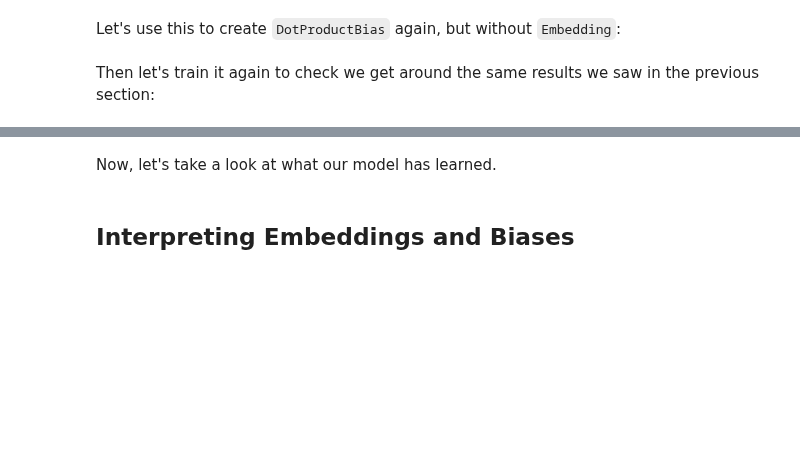
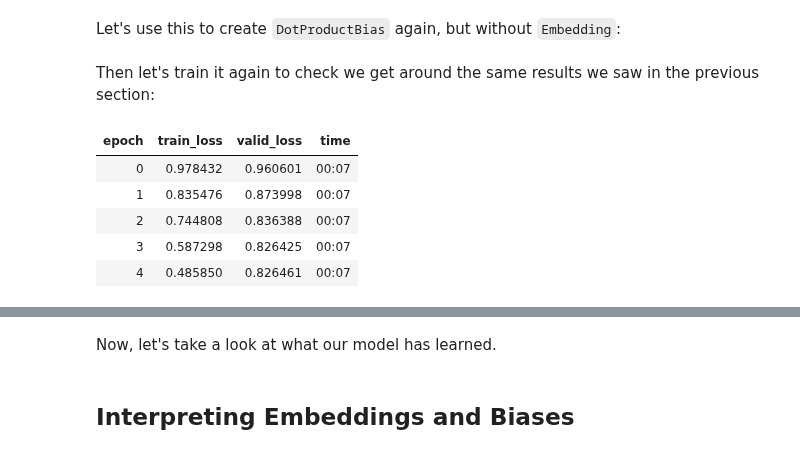
Before and after one commit to GrueneKatze/FastAI4, a Jupyter notebook: FastAI_08_collab.ipynb, the cells around one changed output, grey strips where cells are left out. Cells and saved outputs as stored; diff of their text form; code cells hidden in the pictures; blank space fills up the shorter version.

```diff
--- a/FastAI_08_collab.ipynb
+++ b/FastAI_08_collab.ipynb
@@ -393,6 +401,28 @@ def create_params(size):
     return nn.Parameter(torch.zeros(*size).normal_(0, 0.01))
 # %% [markdown]
 Let's use this to create `DotProductBias` again, but without `Embedding`:
+# %%
+Embedding??
+class Embedding(nn.Embedding):
+    "Embedding layer with truncated normal initialization"
+    def __init__(self, ni, nf, std=0.01):
+        super().__init__(ni, nf)
+        trunc_normal_(self.weight.data, std=std)
+# %%
+class DotProductBiasE(Module):
+    def __init__(self, n_users, n_movies, n_factors, y_range=(0,5.5)):
+        self.user_factors = Embedding(n_users, n_factors)
+        self.user_bias = Embedding(n_users, 1)
+        self.movie_factors = Embedding(n_movies, n_factors)
+        self.movie_bias = Embedding(n_movies, 1)
+        self.y_range = y_range
+
+    def forward(self, x):
+        users = self.user_factors(x[:,0])
+        movies = self.movie_factors(x[:,1])
+        res = (users * movies).sum(dim=1, keepdim=True)
+        res += self.user_bias(x[:,0]) + self.movie_bias(x[:,1])
+        return sigmoid_range(res, *self.y_range)
 # %%
 class DotProductBias(Module):
     def __init__(self, n_users, n_movies, n_factors, y_range=(0,5.5)):
@@ -410,6 +440,17 @@ class DotProductBias(Module):
         return sigmoid_range(res, *self.y_range)
 # %% [markdown]
 Then let's train it again to check we get around the same results we saw in the previous section:
+# %%
+modelE = DotProductBiasE(n_users, n_movies, 50)
+learnE = Learner(dls, modelE, loss_func=MSELossFlat())
+learnE.fit_one_cycle(5, 5e-3, wd=0.1)
+# %% [output]
+| epoch | train_loss | valid_loss | time |
+| 0 | 0.978432 | 0.960601 | 00:07 |
+| 1 | 0.835476 | 0.873998 | 00:07 |
+| 2 | 0.744808 | 0.836388 | 00:07 |
+| 3 | 0.587298 | 0.826425 | 00:07 |
+| 4 | 0.485850 | 0.826461 | 00:07 |
 # %%
 model = DotProductBias(n_users, n_movies, 50)
 learn = Learner(dls, model, loss_func=MSELossFlat())
```
Also changed, not shown: parts of 9 cells of this notebook.
